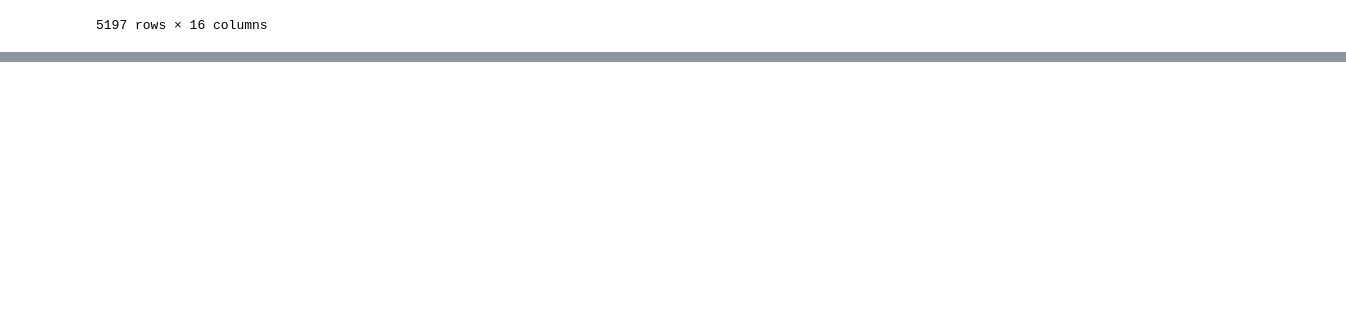
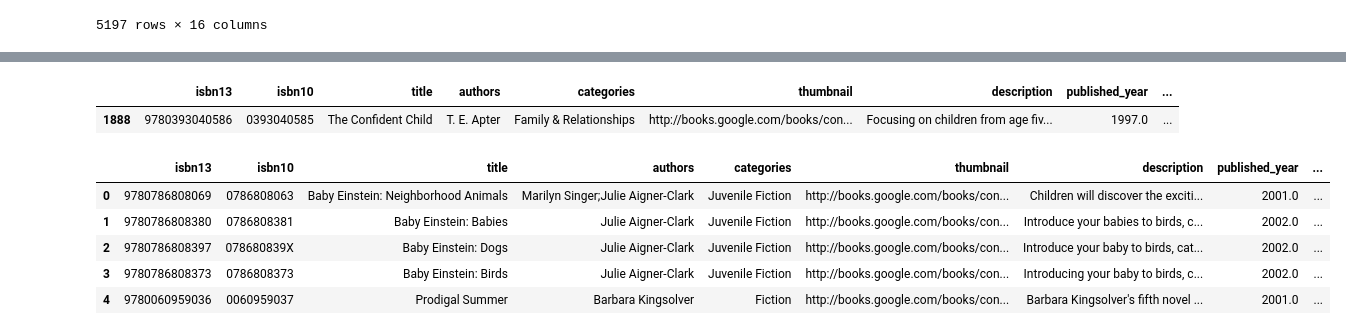
Before and after one commit to selmagrosse/goodreads-semantic-recommender, a Jupyter notebook: notebooks/book_recommender_yt.ipynb, the cells around one changed output, grey strips where cells are left out. Saved outputs shown, nothing was run; the diff lists cells and outputs as text; code cells hidden in the pictures; blank space fills up the shorter version.

```diff
--- a/notebooks/book_recommender_yt.ipynb
+++ b/notebooks/book_recommender_yt.ipynb
@@ -154,0 +186,2 @@ books_missing_25_words.drop(["subtitle", "missing_description", "age_of_book", "
+# %%
+embed_model = HuggingFaceEmbeddings(model_name="sentence-transformers/all-MiniLM-L6-v2")
@@ -154,0 +206,6 @@ books_missing_25_words.drop(["subtitle", "missing_description", "age_of_book", "
+# %%
+db_chroma = Chroma.from_documents(documents, embedding=embed_model)
+# %%
+query = "A book about child development focusing on 15 to 28 months old toddlers."
+docs = db_chroma.similarity_search(query, k=5)
+docs
@@ -154,0 +218,26 @@ books_missing_25_words.drop(["subtitle", "missing_description", "age_of_book", "
+# %%
+books[books["isbn13"] == int(docs[0].page_content.strip('"').split()[0].strip())]
+# %% [output]
+|  | isbn13 | isbn10 | title | authors | categories | thumbnail | description | published_year | ... |
+| 1888 | 9780393040586 | 0393040585 | The Confident Child | T. E. Apter | Family & Relationships | http://books.google.com/books/con... | Focusing on children from age fiv... | 1997.0 | ... |
+# %%
+def retrieve_semantic_recommendations(
+        query: str,
+        top_k: int = 5
+) -> pd.DataFrame:
+    docs = db_chroma.similarity_search(query, k=top_k)
+    recommended_books = []
+    for doc in docs:
+        isbn13 = int(doc.page_content.strip('"').split()[0].strip())
+        book_info = books[books["isbn13"] == isbn13]
+        recommended_books.append(book_info)
+    return pd.concat(recommended_books, ignore_index=True)
+# %%
+retrieve_semantic_recommendations("A book to teach children about nature")
+# %% [output]
+|  | isbn13 | isbn10 | title | authors | categories | thumbnail | description | published_year | ... |
+| 0 | 9780786808069 | 0786808063 | Baby Einstein: Neighborhood Animals | Marilyn Singer;Julie Aigner-Clark | Juvenile Fiction | http://books.google.com/books/con... | Children will discover the exciti... | 2001.0 | ... |
+| 1 | 9780786808380 | 0786808381 | Baby Einstein: Babies | Julie Aigner-Clark | Juvenile Fiction | http://books.google.com/books/con... | Introduce your babies to birds, c... | 2002.0 | ... |
+| 2 | 9780786808397 | 078680839X | Baby Einstein: Dogs | Julie Aigner-Clark | Juvenile Fiction | http://books.google.com/books/con... | Introduce your baby to birds, cat... | 2002.0 | ... |
+| 3 | 9780786808373 | 0786808373 | Baby Einstein: Birds | Julie Aigner-Clark | Juvenile Fiction | http://books.google.com/books/con... | Introducing your baby to birds, c... | 2002.0 | ... |
+| 4 | 9780060959036 | 0060959037 | Prodigal Summer | Barbara Kingsolver | Fiction | http://books.google.com/books/con... | Barbara Kingsolver's fifth novel ... | 2001.0 | ... |
```
Also changed, not shown: parts of 21 cells of this notebook, 2 other files.
